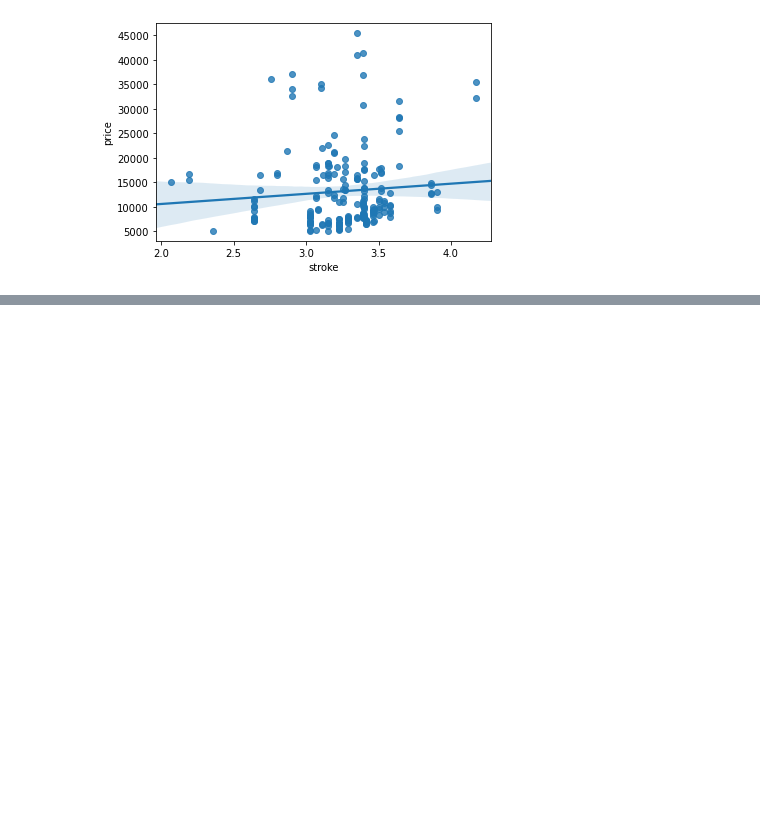
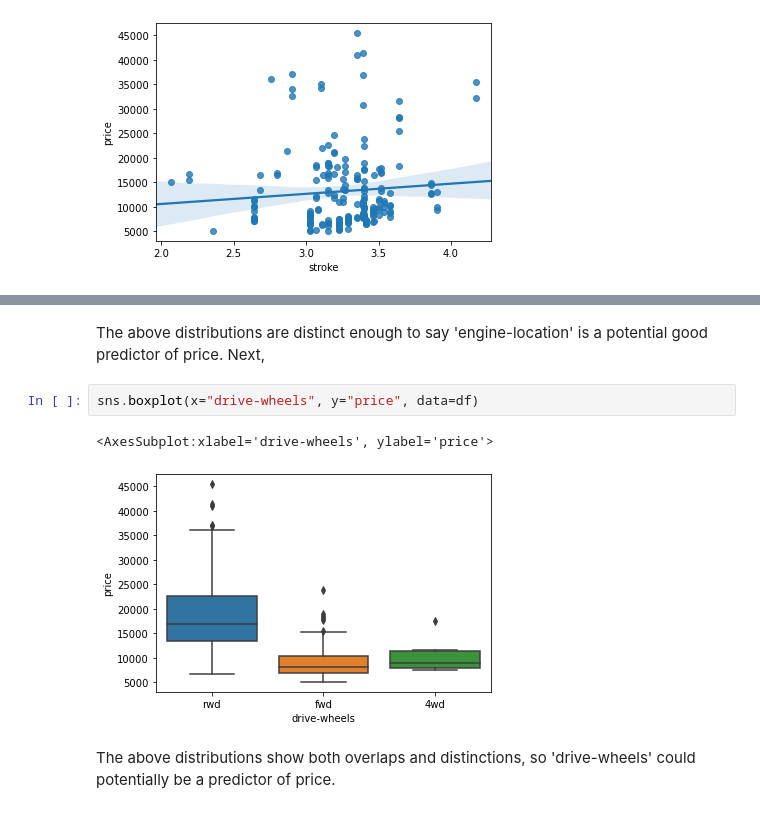
Before and after one commit to MehediEhteshum/CarDataExploratoryAnalysisViz, a Jupyter notebook: CarData-EDA&Viz.ipynb, the cells around one changed output, grey strips where cells are left out. Drawn from its saved outputs; the diff is of its cells as text; blank space fills up the shorter version.

```diff
--- a/CarData-EDA&Viz.ipynb
+++ b/CarData-EDA&Viz.ipynb
@@ -124,0 +139,9 @@ df[["stroke", "price"]].corr()
+# %% [markdown]
+The above distributions are distinct enough to say 'engine-location' is a potential good predictor of price. Next,
+# %%
+sns.boxplot(x="drive-wheels", y="price", data=df)
+# %% [output]
+<AxesSubplot:xlabel='drive-wheels', ylabel='price'>
+[figure, added]
+# %% [markdown]
+The above distributions show both overlaps and distinctions, so 'drive-wheels' could potentially be a predictor of price.
```
Also changed, not shown: parts of 5 cells of this notebook.
